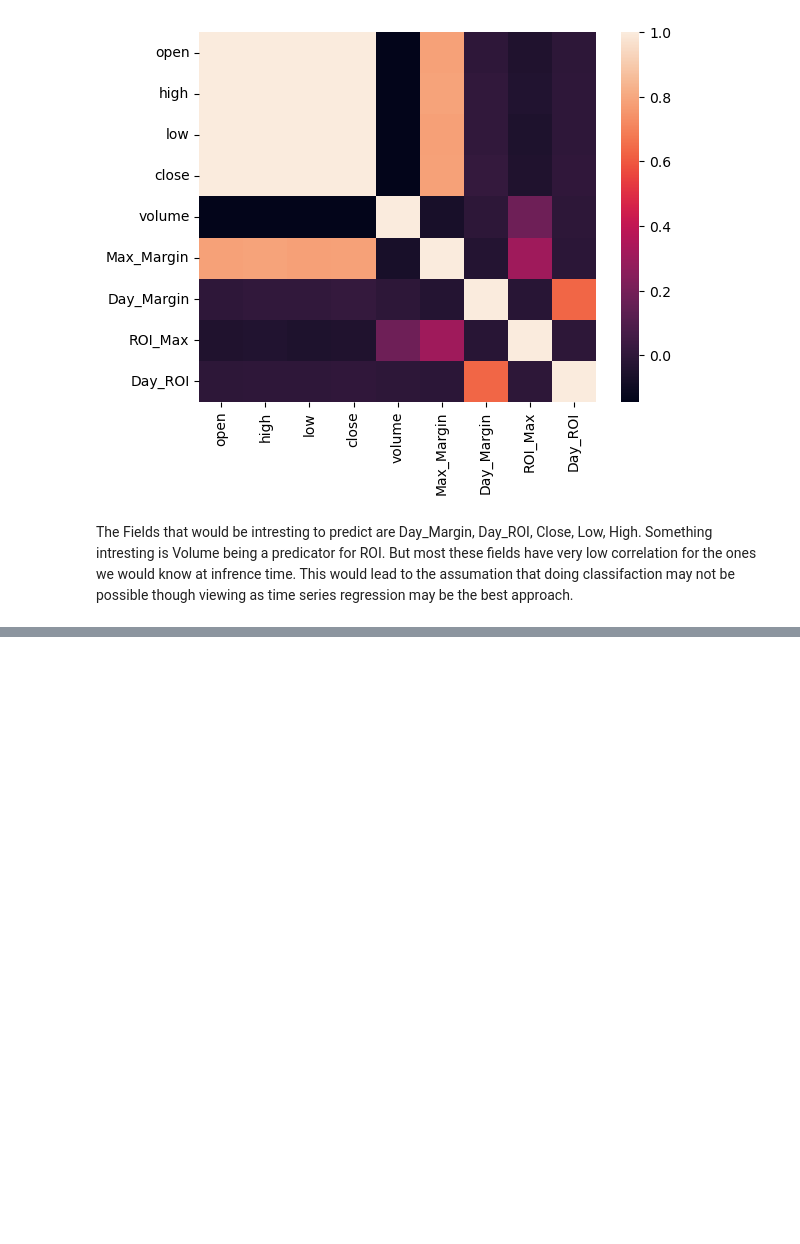
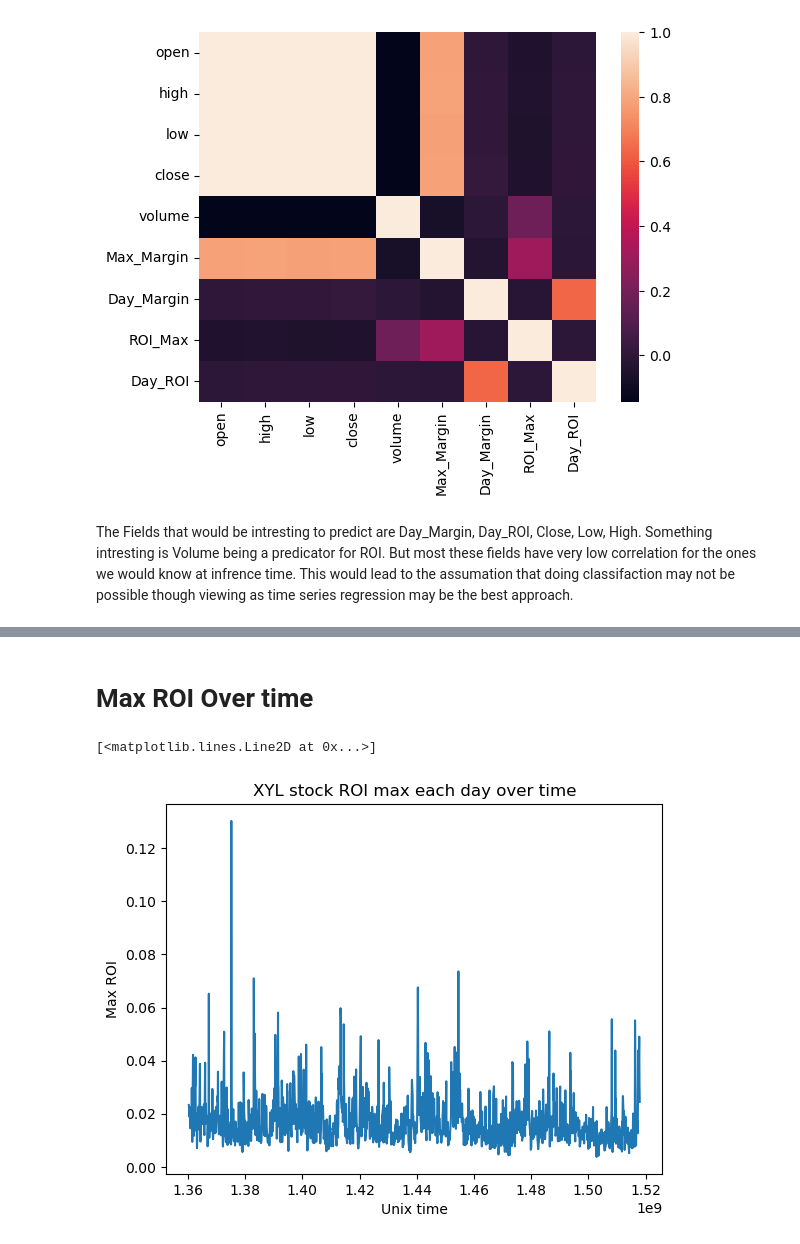
Before and after one commit to Nedwards0/AAI-590-Project, a Jupyter notebook: Data Exploration.ipynb, the cells around one changed output, grey strips where cells are left out. Cells and saved outputs as stored; diff of their text form; code cells hidden in the pictures; blank space fills up the shorter version.

```diff
--- a/Data Exploration.ipynb
+++ b/Data Exploration.ipynb
@@ -174,0 +284,11 @@ The Fields that would be intresting to predict are Day_Margin, Day_ROI, Close, L
+# %% [markdown]
+# Max ROI Over time
+# %%
+plt.xlabel('Unix time')
+plt.ylabel('Max ROI')
+plt.title('XYL stock ROI max each day over time')
+
+plt.plot(df[df["Name_XYL"] == True]["unix_time"],df[df["Name_XYL"] == True]["ROI_Max"])
+# %% [output]
+[<matplotlib.lines.Line2D at 0x...>]
+[figure, added]
```
Also changed, not shown: parts of 18 cells of this notebook.
